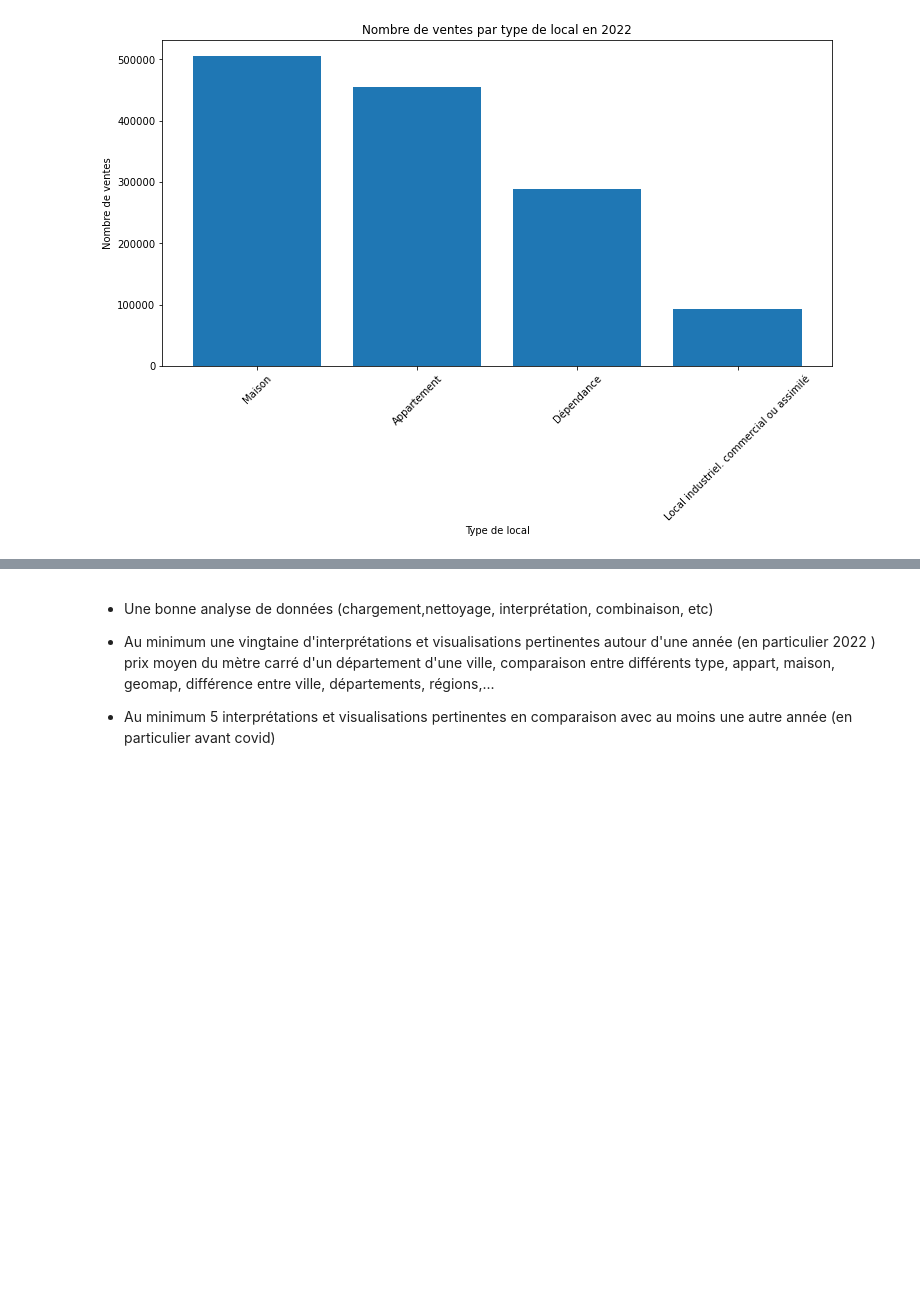
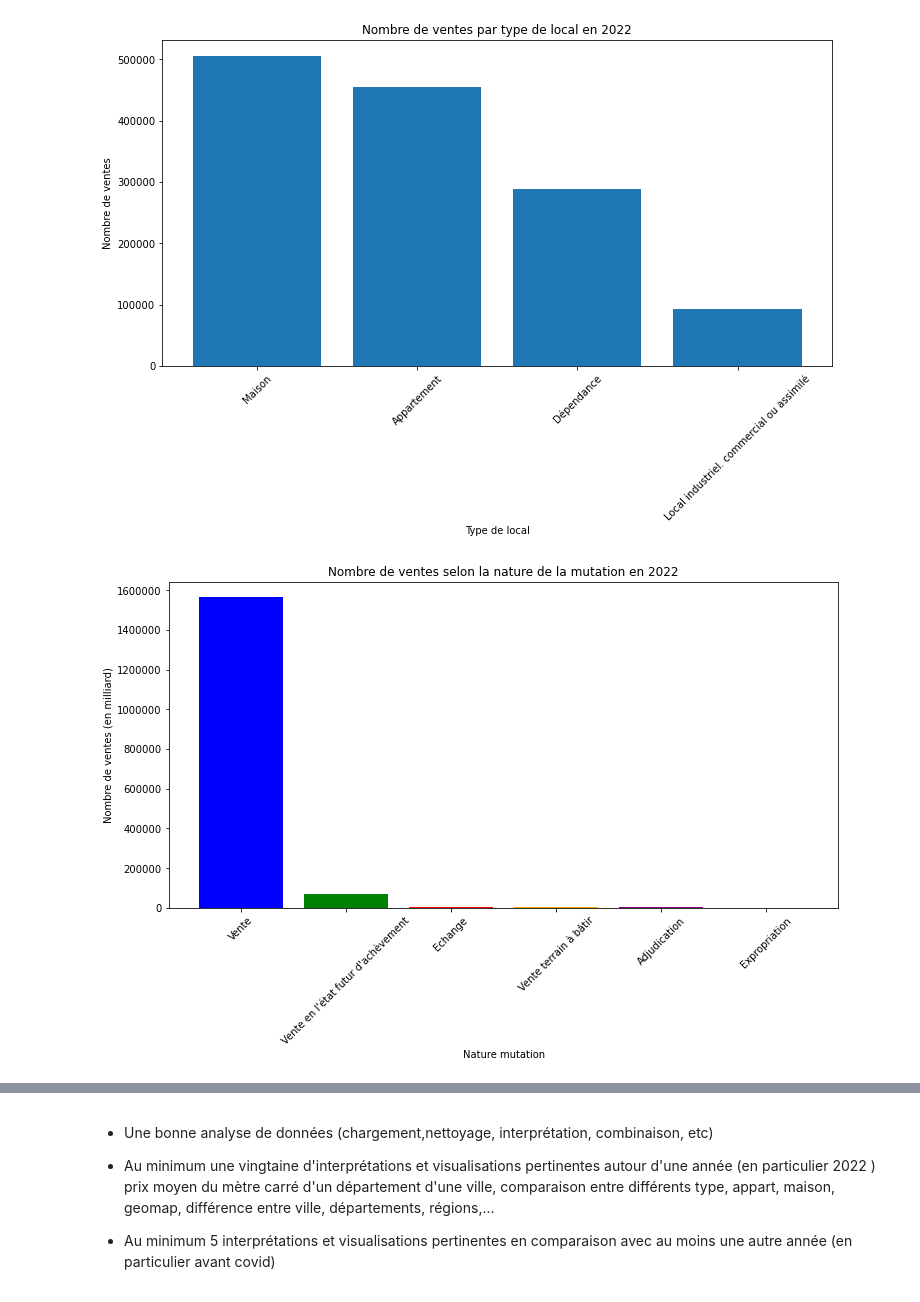
Before and after one commit to Marc94440/Projet-DVF, a Jupyter notebook: Projet_DVF.ipynb, the cells around one changed output, grey strips where cells are left out. Cells and saved outputs as stored; diff of their text form; code cells hidden in the pictures; blank space fills up the shorter version.

```diff
--- a/Projet_DVF.ipynb
+++ b/Projet_DVF.ipynb
@@ -420,3 +486,27 @@ plt.xticks(range(len(sales_count)), sales_count.index, rotation=45)
 plt.show()
 # %% [output]
 [figure]
+# %%
+# Calculate the number of sales by 'Nature mutation'
+sales_count = VF_2022['Nature mutation'].value_counts()
+colors = ['blue', 'green', 'red', 'orange', 'purple', 'yellow']
+# Create a bar plot
+plt.figure(figsize=(12, 6))
+plt.bar(range(len(sales_count)), sales_count.values, color=colors)
+
+# Format the y-axis ticks
+formatter = ticker.FuncFormatter(lambda x, pos: '{:1.0f}'.format(x))
+plt.gca().yaxis.set_major_formatter(formatter)
+
+# Add labels and title
+plt.xlabel('Nature mutation')
+plt.ylabel('Nombre de ventes (en milliard)')
+plt.title('Nombre de ventes selon la nature de la mutation en 2022')
+
+# Set the x-axis tick labels to the types of transaction
+plt.xticks(range(len(sales_count)), sales_count.index, rotation=45)
+
+# Show the bar plot
+plt.show()
+# %% [output]
+[figure, added]
```
Also changed, not shown: parts of 10 cells of this notebook, 2 other files.
